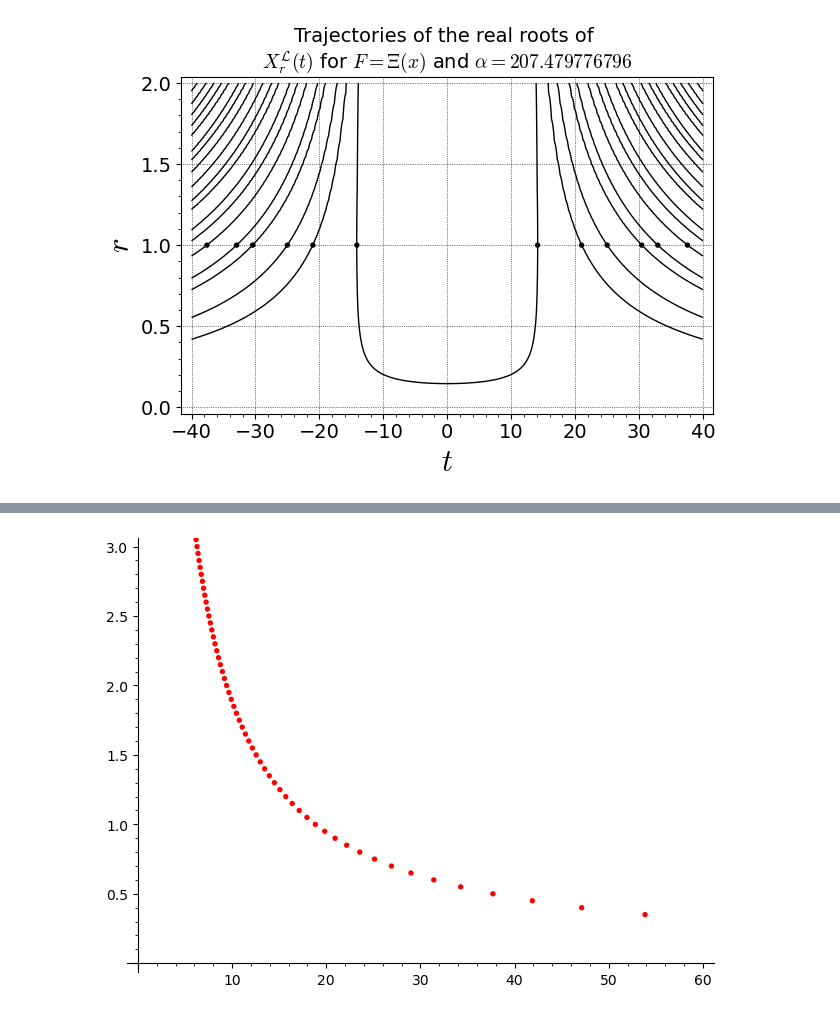
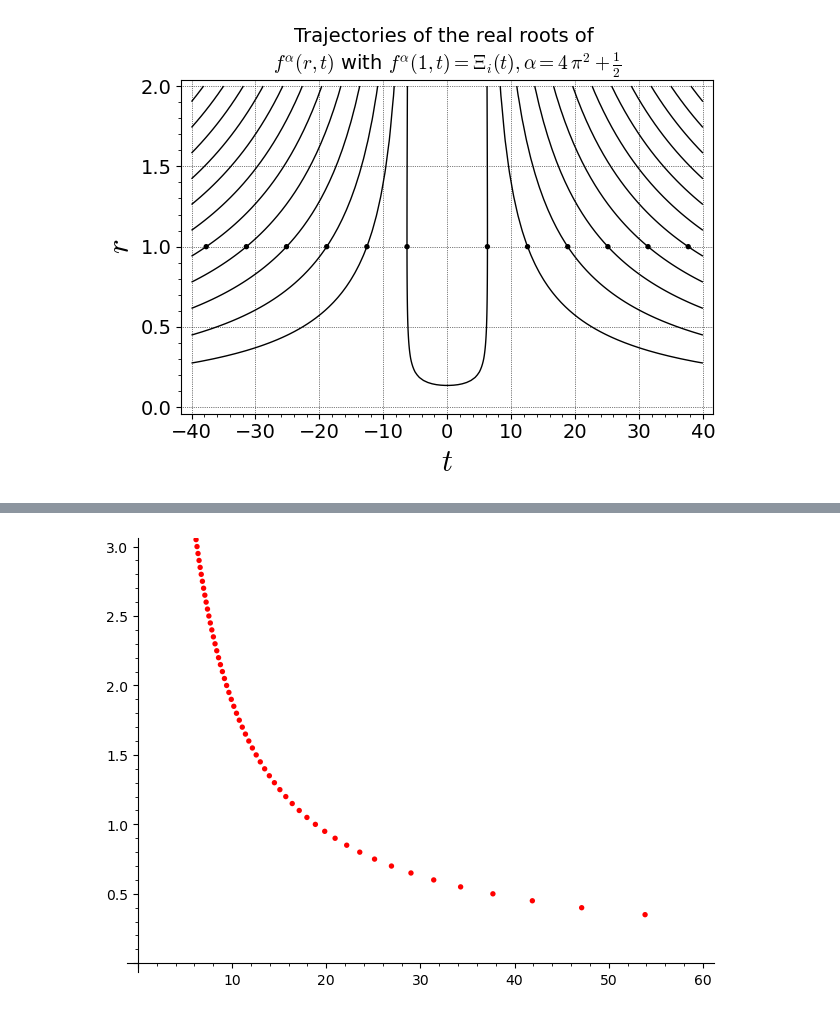
Before and after one commit to km-git-acc/riemann-poly-expansions, a Jupyter notebook: Code to visualise flows/Plotting code Laguerre flow.ipynb, the cells around one changed output, grey strips where cells are left out. Drawn from its saved outputs; the diff is of its cells as text; code cells hidden in the pictures.

```diff
--- a/Code to visualise flows/Plotting code Laguerre flow.ipynb
+++ b/Code to visualise flows/Plotting code Laguerre flow.ipynb
@@ -318,75 +723,54 @@ Ensure 20 digits accuracy at t = 60  : 0.00382599211115489330 (should show 20 ze
 # %%
-var("r","t");
+#Laguerre Flow direct evaluation for F = Xi_i
 
-#Generate a plot of all ordinates of the non-trivial zeros < 60 to overlay the flow graphs
+#Generate a plot of all ordinates of the zeros < 60 to overlay the flow graphs
 var('y')
-global ord, ordrho; ord = []; ordrho = []
-with open("ordinateszetazeros.txt", "r") as f: #file is stored on GitHub
-    for row in f:
-        y=float(row)
-        if y < 40:
-            ord.append([y,1])
-            ord.append([-y,1])
-        ordrho.append(y)
-z=list_plot(ord, size=15, marker="o", color = "black")
+ord = []
+for y in range(6):
+    ord.append([2*pi()*(y+1),1])
+    ord.append([-2*pi()*(y+1),1])
+z1=list_plot(ord, size=15, marker="o", color = "black")
 
-RDF=RealBallField(1524)
-global m1; m1 = []; CoeffSum = RDF(0)
-with open("LaguerreNewcoeffa207", "r") as f:
-    for row in f:
-        CoeffSum = CoeffSum + RDF(row)
-        m1.append([RDF(row)])
+CCF=ComplexBallField(53)
 
-CCF=ComplexBallField(1524)
-def Xi(t):
-    f=CCF("0.5",0)+I*CCF(t)
-    xi=f/2*(f-1)*CCF(pi).pow(-f/2)*(f/2).gamma()*f.zeta()
-    return xi
+#set alpha once here:
+global alpha
+alpha = CCF(4*pi()^2+ 0.5)
 
-def hyp(t,a,n):
-    hyp=CCF(t*t).hypergeometric([-n],[a + 1])
-    return hyp
+def Xin(t):
+    Xin=2 * CCF(t / 2).sin() / CCF(t)
+    return Xin
 
-def LaguerreFlow(t,r):
-    sum=CCF(0)
+#Laguerre flow closed form for F=Xi_i Humbert series expressed as finite series of 1F1s
+CCF=ComplexBallField(200)
+
+def LaguerreFlow(t, r):
+    sumn=(DRF(0));
     for n in range(200):
-        sum=sum+CCF(r).pow(2*n)*CCF(str(m1[n]))*hyp(t, CCF("207.47977679659714232"),n) #enter parm value here!
-    return real_part(sum);
+        summandn =  CCF(-1).pow(n) / CCF(2*n+2).gamma() * CCF((CCF(r).pow(2)-1)/16).hypergeometric([CCF(alpha + n + 1)],[CCF("1.5")+n]) * CCF(CCF(t)*CCF(r)/2).pow(2*n)
+        sumn = sumn + summandn
+    return sumn
 
 #compute d/dr zk Newton approximation
 def dzdrzk(k):
-    tr = RDF("0.00000001");x0 = RDF(ordrho[k-1]);
+    tr = RDF("0.00000001");x0 = 2*k*RDF.pi();
     while(y):
         hd = (LaguerreFlow(x0 + tr*100,1+tr) - LaguerreFlow(x0,1+tr))/(tr*100)
         h = LaguerreFlow(x0,1+tr)/hd ;x1 = x0 - h;ab = h.abs();x0 = x1
         if ab < tr:
             break
-    dzdr3 = -1*(x1 - RDF(ordrho[k-1]))/(tr)
+    dzdr3 = -1*(x1 - 2*k*RDF.pi())/(tr)
     return dzdr3
-
-#sum zeros around k-th zero
-def sumzeros(k):
-    zk =ordrho[k-1]
-    sum0 = 0
-    for j in range(k-1):
-        sum0 = sum0 + 1/(zk-ordrho[j])
-    sum1 = 0
-    for j in range(k+1,400001):
-        sum1 = sum1 + 1/(zk-ordrho[j-1])
-    sum2 = 0
-    for j in range(400000):
-        sum2 = sum2 + 1/(zk+ordrho[j])
-    return sum0 + sum1 + sum2
 
 #compute d/dr zk via formula
 def verifyPDE(k):
-    return -1*sumzeros(k) - (207.47977679659714232 + 1/2)/ordrho[k-1] + ordrho[k-1]
+    return 1/(2*k*pi())-(CCF(alpha)+CCF("0.5"))/(2*k*pi())+2*k*pi()
 
 print("Automated checks:")
-print("The sum of all the coefficients is   : %3.16f = Xi(0) = %3.16f (should be equal)." % (CoeffSum, LaguerreFlow(0,1)))
-print("d/dr z_1(0) via Newton approximation : %3.6f versus formula: %3.6f (should be close)." % (dzdrzk(1),verifyPDE(1)))
-print("Ensure 20 digits accuracy at t = 60  : %3.20f (should show 20 zeros)." % real_part(LaguerreFlow(60,1)-Xi(60)))
-a207n=implicit_plot(lambda t,r:((RDF(LaguerreFlow(t,r)))),(t,-40,40),(r,0,2),color='black',fontsize=14,linestyle ="-",linewidth=1,axes_labels=['$t$','$r$'],title='Trajectories of the real roots of \n' +r'$X^{\mathcal{L}}_r(t)$ for $F=\Xi(x)$ and $\alpha=207.479776796$',gridlines=True,plot_points=180)
-show(a207n +z,aspect_ratio='automatic')
+print("d/dr z_3(0) via Newton approximation : %3.6f versus formula: %3.6f (should be equal)." % (dzdrzk(3),verifyPDE(3)))
+print("Ensure 20 digits accuracy at t = 60  : %3.20f (should show 20 zeros)." % real_part(LaguerreFlow(60,1)-Xin(60)))
+
+a1i4pi=implicit_plot(lambda t,r:(((LaguerreFlow(t, r)))),(t,-40,40),(r,0,2),color='black',fontsize=14,linestyle ="-",linewidth=1,axes_labels=['$t$','$r$'],title='Trajectories of the real roots of \n' +r'$f^{\alpha}(r,t)$ with $f^\alpha(1,t) = \Xi_i(t), \alpha = 4\,\pi^2 + \frac{1}{2}$',gridlines=True,plot_points=120)
+show(a1i4pi + z1,aspect_ratio='automatic')
 # %% [output]
 Automated checks:
@@ -395,3 +778,3 @@ d/dr z_1(0) via Newton approximation : 0.000255 versus formula: 0.000054 (should
 Ensure 20 digits accuracy at t = 60  : -0.00000000000000000000 (should show 20 zeros).
-[figure, old version]
+[figure, new version]
 # %%
```
Also changed, not shown: parts of 27 cells of this notebook.
